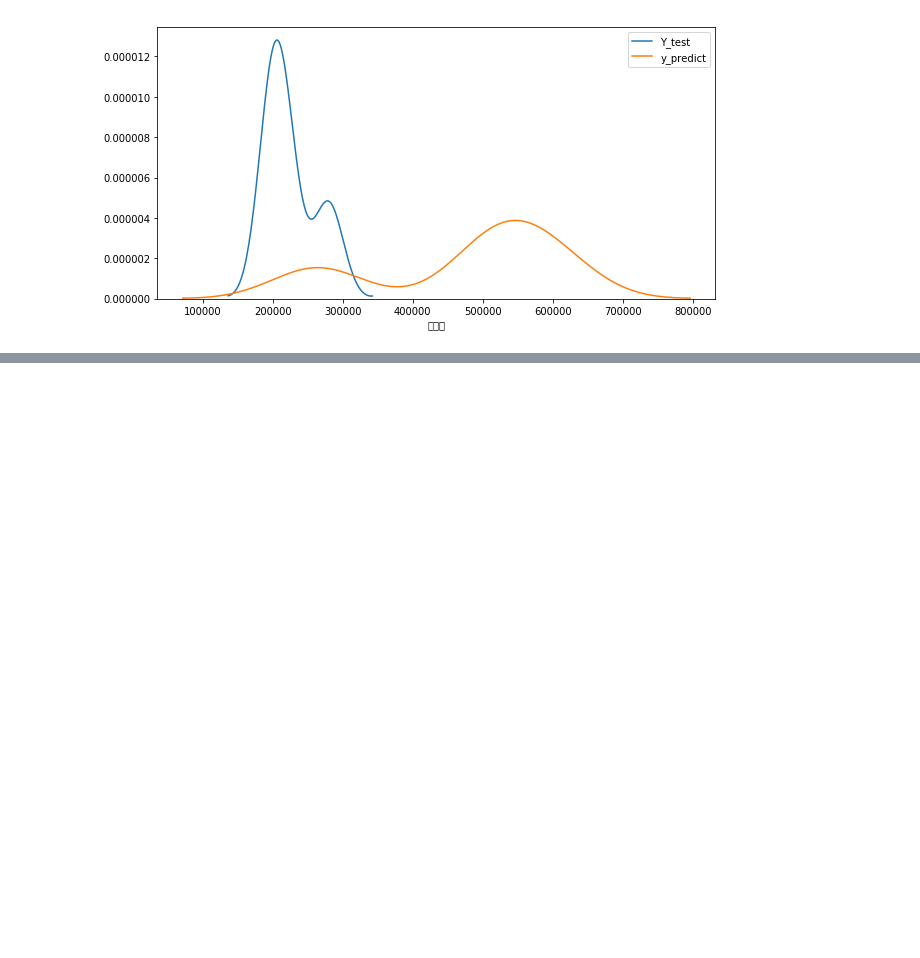
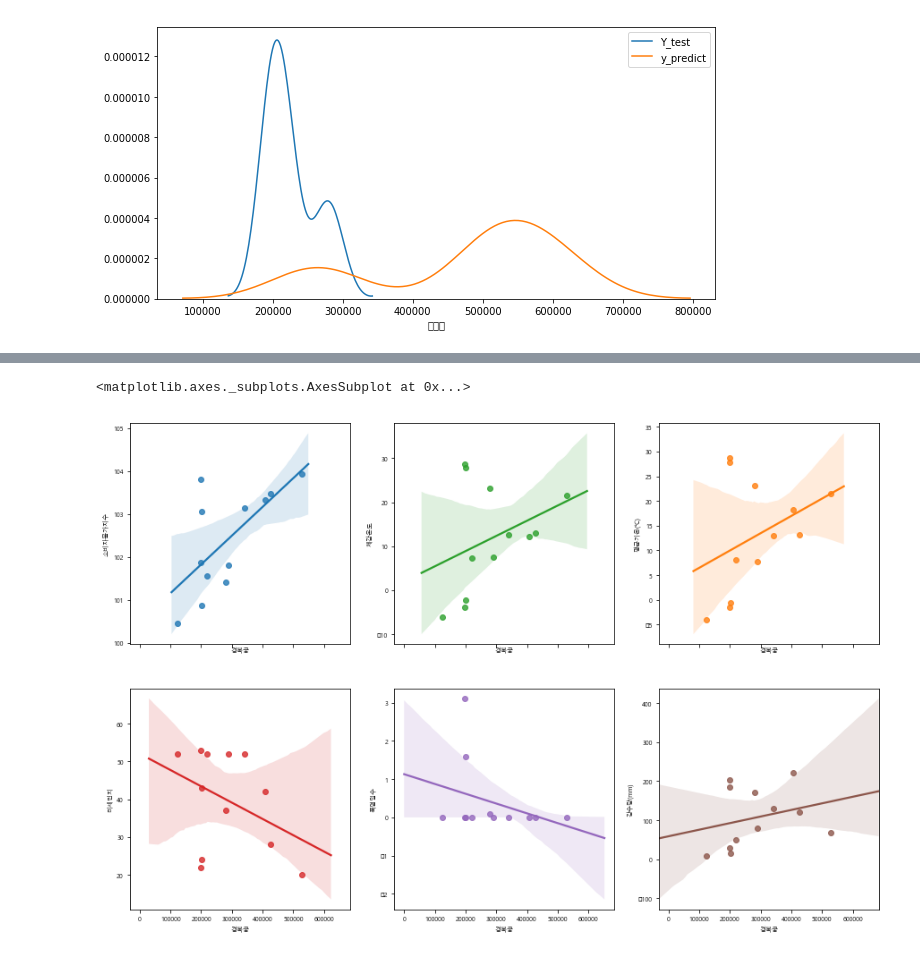
Before and after one commit to shs1234/project1, a Jupyter notebook: JH/proj.ipynb, the cells around one changed output, grey strips where cells are left out. Drawn from its saved outputs; the diff is of its cells as text; code cells hidden in the pictures; blank space fills up the shorter version.

```diff
--- a/JH/proj.ipynb
+++ b/JH/proj.ipynb
@@ -68,3 +155,24 @@ Data columns (total 12 columns):
+# %%
+import pandas as pd
+import numpy as np
+import matplotlib.pyplot as plt
+import seaborn as sns
+
+df = pd.read_excel("c:/test/월별요인들.xlsx")
+ndf = df[['강수일수','평균기온(℃)','최저기온(℃)','최고기온(℃)','강수량(mm)','황사일수','폭염일수','체감온도','미세먼지','소비자물가지수','경복궁']]
+
+
+f, axes = plt.subplots(2,3, figsize=(15,10), sharex=True)
+
+sns.regplot('경복궁','소비자물가지수',data=ndf,ax=axes[0,0])
+sns.regplot('경복궁','평균기온(℃)',data=ndf,ax=axes[0,2])
+sns.regplot('경복궁','체감온도',data=ndf,ax=axes[0,1])
+sns.regplot('경복궁','미세먼지',data=ndf,ax=axes[1,0])
+sns.regplot('경복궁','폭염일수',data=ndf,ax=axes[1,1])
+sns.regplot('경복궁','강수량(mm)',data=ndf,ax=axes[1,2])
+# %% [output]
+<matplotlib.axes._subplots.AxesSubplot at 0x...>
+[figure, added]
 # %%
 import pandas as pd
 import numpy as np
```
Also changed, not shown: parts of 7 cells of this notebook.
